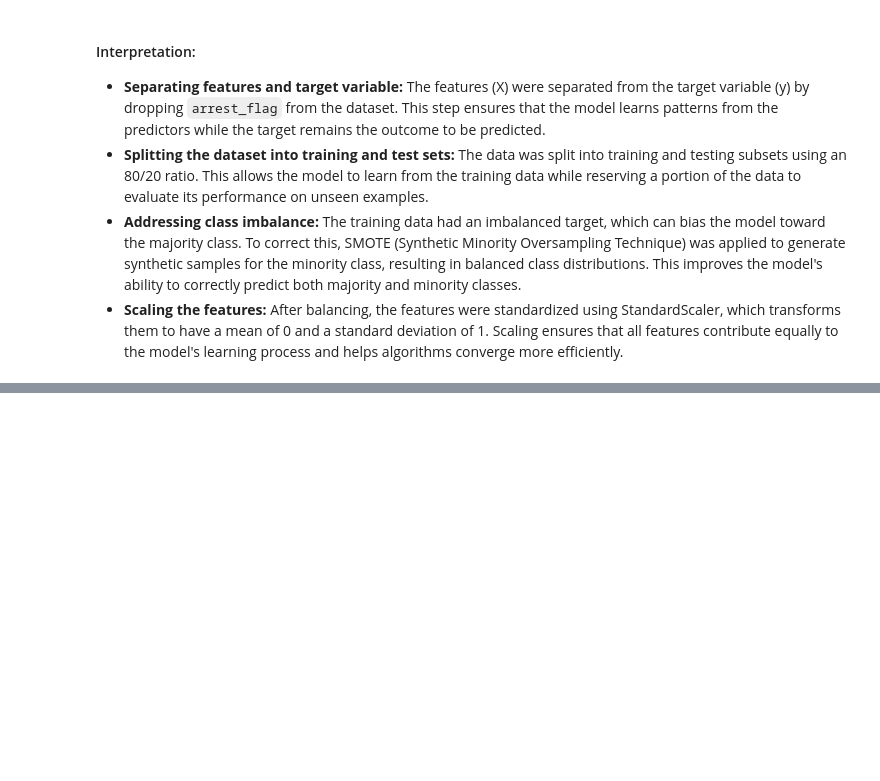
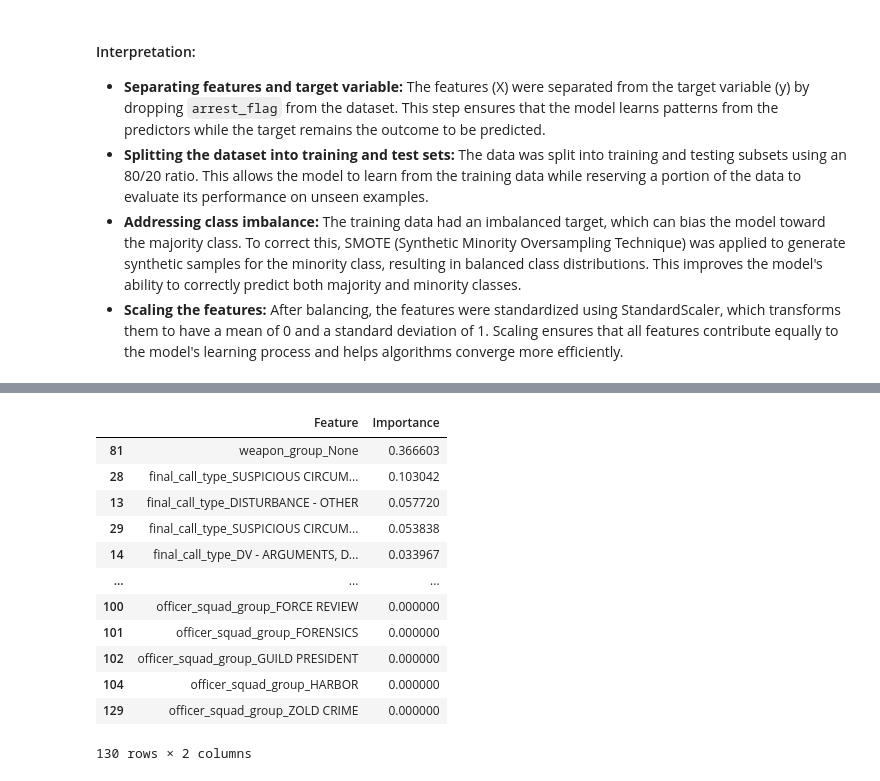
Before and after one commit to StacyMogeni/phase3_project, a Jupyter notebook: Untitled.ipynb, the cells around one changed output, grey strips where cells are left out. Drawn from its saved outputs; the diff is of its cells as text; code cells hidden in the pictures; blank space fills up the shorter version.

```diff
--- a/Untitled.ipynb
+++ b/Untitled.ipynb
@@ -1721,0 +1860,25 @@ random_search.best_params_
+# %%
+#Get feature importances
+importances = boost.feature_importances_
+
+#Create a DataFrame for easier visualization
+feature_names = X.columns
+feat_imp = pd.DataFrame({"Feature": feature_names, "Importance": importances})
+
+#Sort by importance
+feat_imp = feat_imp.sort_values(by="Importance", ascending=False)
+feat_imp
+# %% [output]
+|  | Feature | Importance |
+| 81 | weapon_group_None | 0.366603 |
+| 28 | final_call_type_SUSPICIOUS CIRCUM... | 0.103042 |
+| 13 | final_call_type_DISTURBANCE - OTHER | 0.057720 |
+| 29 | final_call_type_SUSPICIOUS CIRCUM... | 0.053838 |
+| 14 | final_call_type_DV - ARGUMENTS, D... | 0.033967 |
+| ... | ... | ... |
+| 100 | officer_squad_group_FORCE REVIEW | 0.000000 |
+| 101 | officer_squad_group_FORENSICS | 0.000000 |
+| 102 | officer_squad_group_GUILD PRESIDENT | 0.000000 |
+| 104 | officer_squad_group_HARBOR | 0.000000 |
+| 129 | officer_squad_group_ZOLD CRIME | 0.000000 |
+130 rows × 2 columns
```
Also changed, not shown: parts of 86 cells of this notebook.
